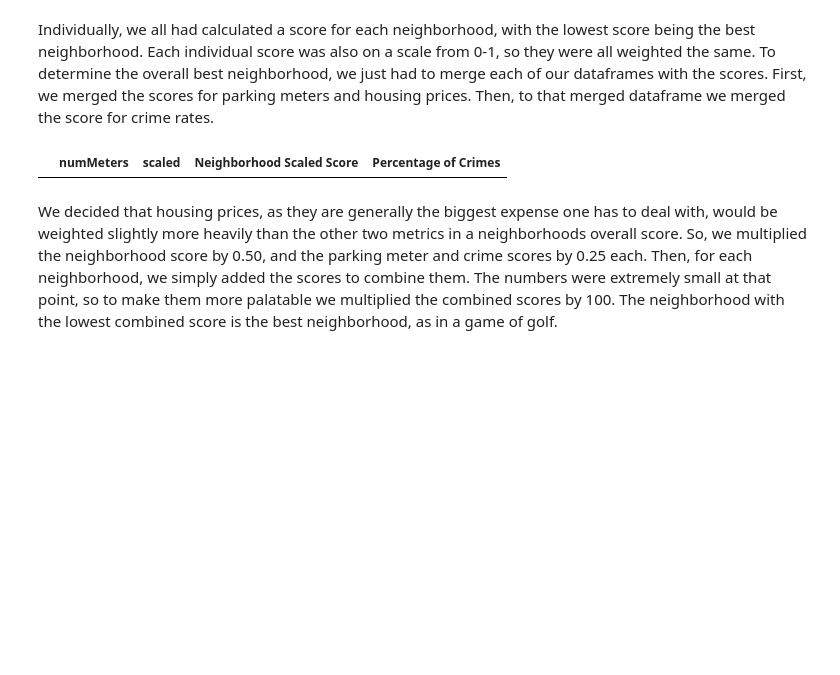
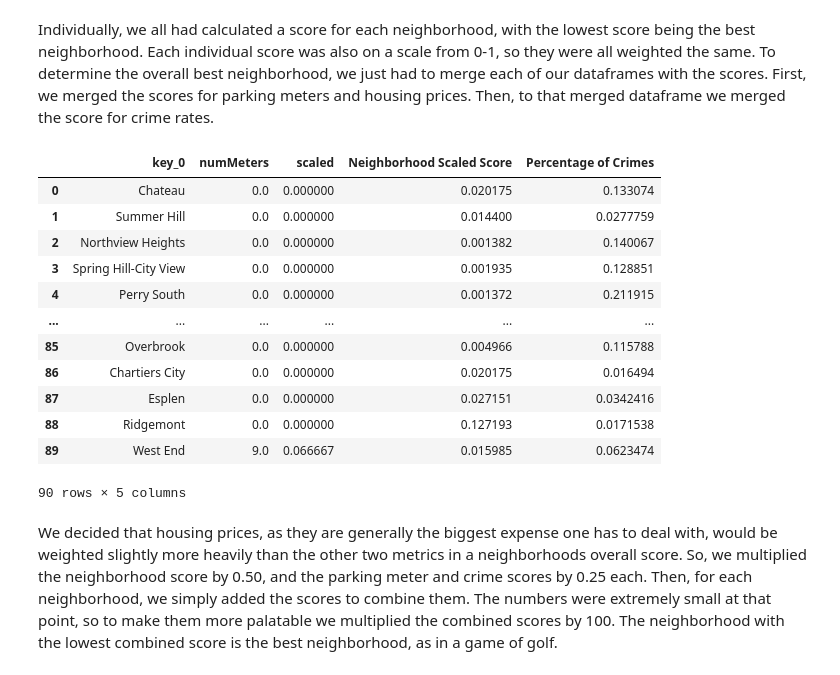
Before and after one commit to mark-sheffield/Final-Project, a Jupyter notebook: PresentationNotebook.ipynb, the cells around one changed output. Saved outputs shown, nothing was run; the diff lists cells and outputs as text; code cells hidden in the pictures; blank space fills up the shorter version.

```diff
--- a/PresentationNotebook.ipynb
+++ b/PresentationNotebook.ipynb
@@ -478,11 +480,22 @@ Individually, we all had calculated a score for each neighborhood, with the lowe
 # %%
 merged_df = count_df.merge(contract_rent_woMOE["Neighborhood Scaled Score"], left_index=True, right_index=True)
 
-
-merged_df = merged_df.merge(CrimeHoodMerged['Percentage of Crimes'], left_index=True, right_index=True)
+merged_df = merged_df.merge(CrimeHoodMerged['Percentage of Crimes'], left_index=True, right_on = CrimeHoodMerged["Neighborhood"])
 merged_df
 # %% [output]
-|  | numMeters | scaled | Neighborhood Scaled Score | Percentage of Crimes |
+|  | key_0 | numMeters | scaled | Neighborhood Scaled Score | Percentage of Crimes |
+| 0 | Chateau | 0.0 | 0.000000 | 0.020175 | 0.133074 |
+| 1 | Summer Hill | 0.0 | 0.000000 | 0.014400 | 0.0277759 |
+| 2 | Northview Heights | 0.0 | 0.000000 | 0.001382 | 0.140067 |
+| 3 | Spring Hill-City View | 0.0 | 0.000000 | 0.001935 | 0.128851 |
+| 4 | Perry South | 0.0 | 0.000000 | 0.001372 | 0.211915 |
+| ... | ... | ... | ... | ... | ... |
+| 85 | Overbrook | 0.0 | 0.000000 | 0.004966 | 0.115788 |
+| 86 | Chartiers City | 0.0 | 0.000000 | 0.020175 | 0.016494 |
+| 87 | Esplen | 0.0 | 0.000000 | 0.027151 | 0.0342416 |
+| 88 | Ridgemont | 0.0 | 0.000000 | 0.127193 | 0.0171538 |
+| 89 | West End | 9.0 | 0.066667 | 0.015985 | 0.0623474 |
+90 rows × 5 columns
 # %% [markdown]
 We decided that housing prices, as they are generally the biggest expense one has to deal with, would be weighted slightly more heavily than the other two metrics in a neighborhoods overall score. So, we multiplied the neighborhood score by 0.50, and the parking meter and crime scores by 0.25 each. Then, for each neighborhood, we simply added the scores to combine them. The numbers were extremely small at that point, so to make them more palatable we multiplied the combined scores by 100. The neighborhood with the lowest combined score is the best neighborhood, as in a game of golf.
 # %%
```
Also changed, not shown: parts of 4 cells of this notebook.
